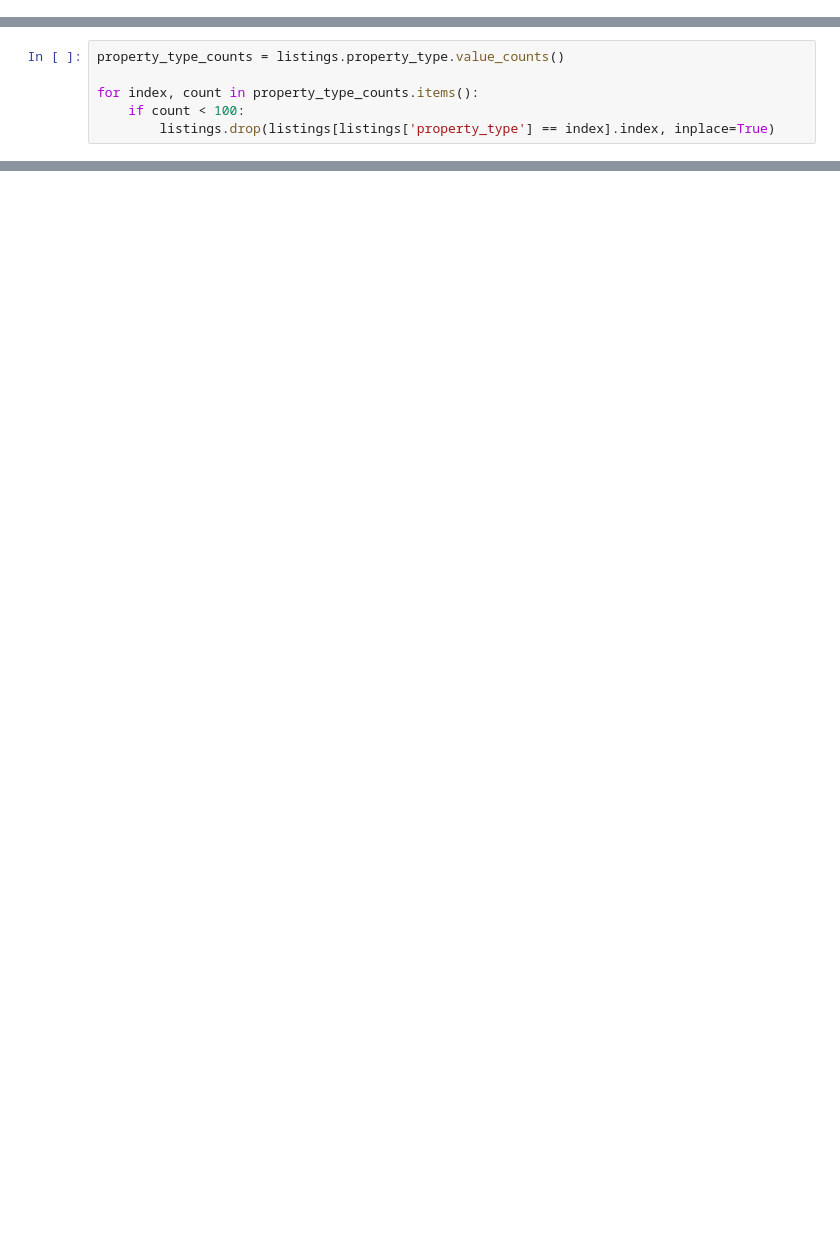
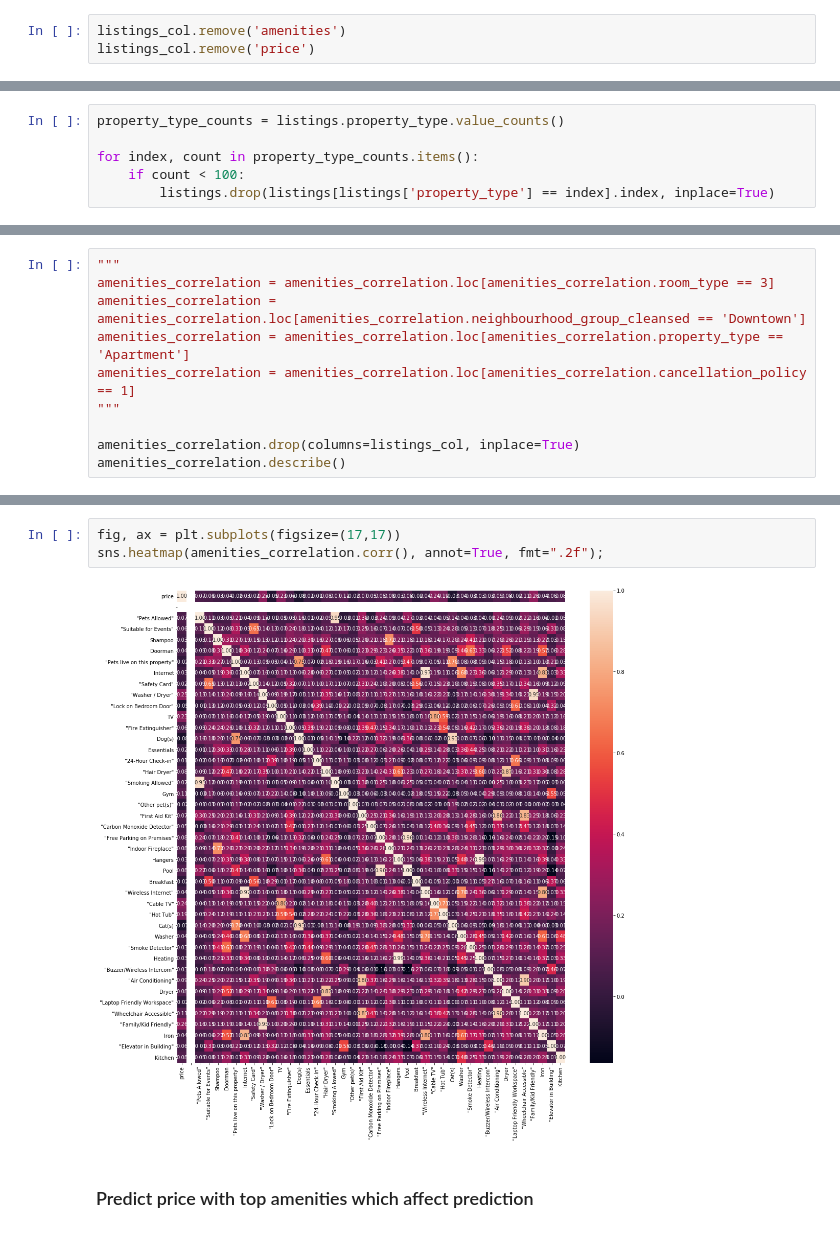
Before and after one commit to AlexeiSmirnov84/airbnb, a Jupyter notebook: main.ipynb, the cells around one changed output, grey strips where cells are left out. Cells and saved outputs as stored; diff of their text form; blank space fills up the shorter version.

```diff
--- a/main.ipynb
+++ b/main.ipynb
@@ -121,3 +182,6 @@ listings.shape
+# %%
+listings_col.remove('amenities')
+listings_col.remove('price')
 # %%
 listings.loc[listings['cancellation_policy'] == 'strict', 'cancellation_policy'] = 1
 listings.loc[listings['cancellation_policy'] == 'moderate', 'cancellation_policy'] = 2
@@ -177,0 +248,10 @@ plt.show()
+# %%
+"""
+amenities_correlation = amenities_correlation.loc[amenities_correlation.room_type == 3]
+amenities_correlation = amenities_correlation.loc[amenities_correlation.neighbourhood_group_cleansed == 'Downtown']
+amenities_correlation = amenities_correlation.loc[amenities_correlation.property_type == 'Apartment']
+amenities_correlation = amenities_correlation.loc[amenities_correlation.cancellation_policy == 1]
+"""
+
+amenities_correlation.drop(columns=listings_col, inplace=True)
+amenities_correlation.describe()
@@ -177,0 +275,7 @@ plt.show()
+# %%
+fig, ax = plt.subplots(figsize=(17,17))
+sns.heatmap(amenities_correlation.corr(), annot=True, fmt=".2f");
+# %% [output]
+[figure, added]
+# %% [markdown]
+### Predict price with top amenities which affect prediction
```
Also changed, not shown: parts of 39 cells of this notebook.
